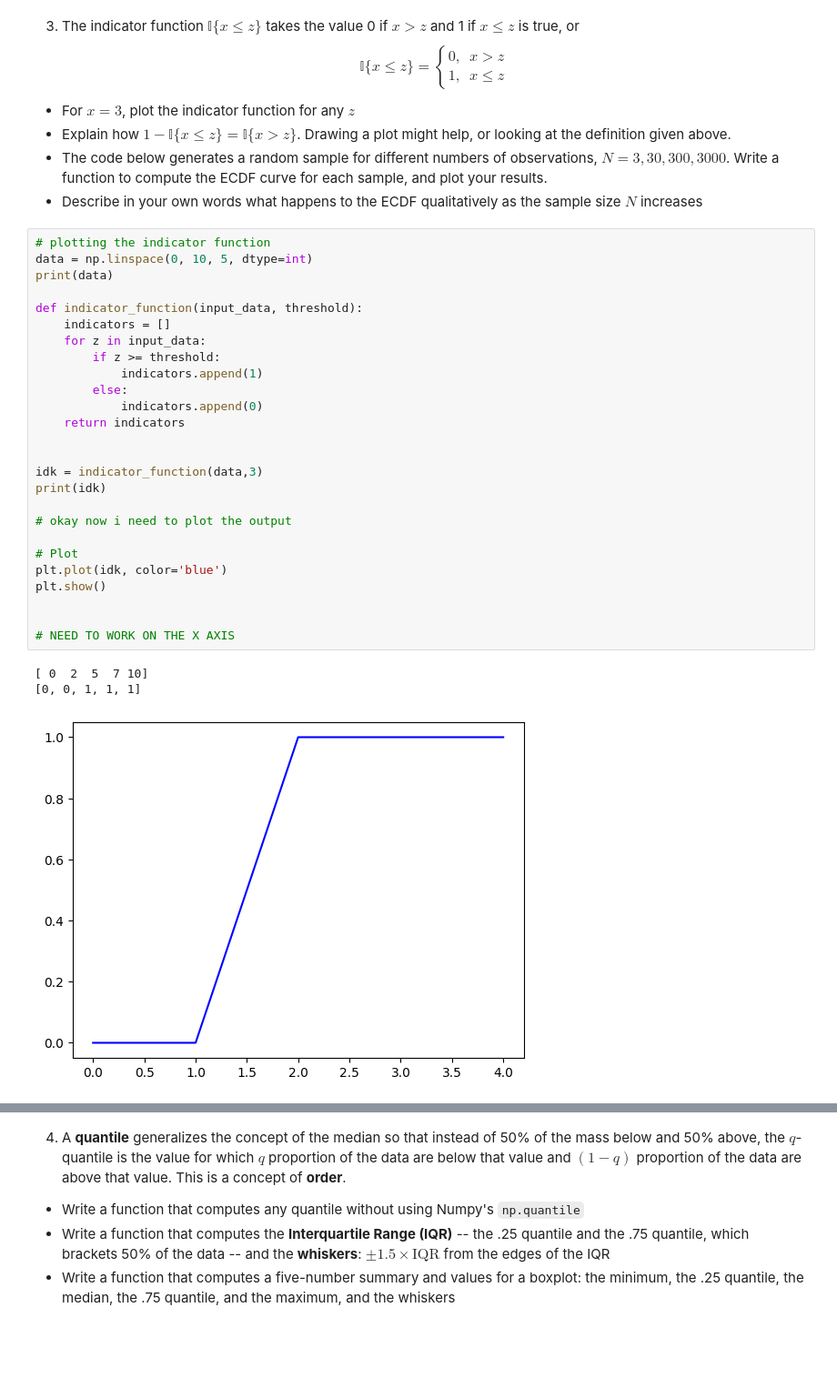
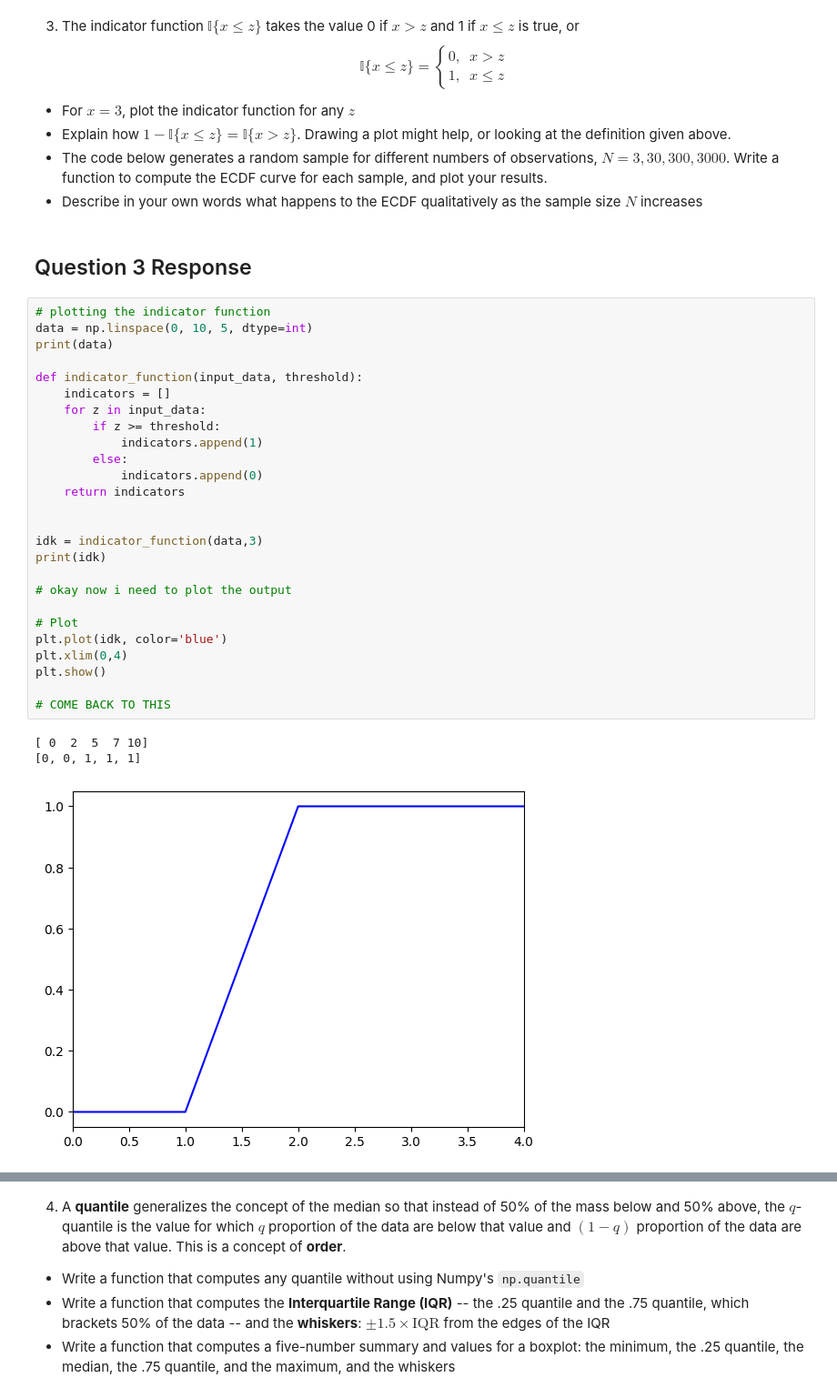
Before and after one commit to aniyahlater/ds5030assignments, a Jupyter notebook: assignment_2-1.ipynb, the cells around one changed output, grey strips where cells are left out. Shown at 91% size. Drawn from its saved outputs; the diff is of its cells as text; blank space fills up the shorter version.

Commit message:
all done except question 2

```diff
--- a/assignment_2-1.ipynb
+++ b/assignment_2-1.ipynb
@@ -117,33 +191,35 @@ $$
 - Explain how $ 1- \mathbb{I}\{ x \le z \} = \mathbb{I}\{ x > z \}$. Drawing a plot might help, or looking at the definition given above.
 - The code below generates a random sample for different numbers of observations, $N = 3, 30, 300, 3000 $. Write a function to compute the ECDF curve for each sample, and plot your results.
 - Describe in your own words what happens to the ECDF qualitatively as the sample size $N$ increases
+# %% [markdown]
+## Question 3 Response
 # %%
 # plotting the indicator function
 data = np.linspace(0, 10, 5, dtype=int)
 print(data)
 
 def indicator_function(input_data, threshold):
     indicators = []
     for z in input_data:
         if z >= threshold:
             indicators.append(1)
         else:
             indicators.append(0)
     return indicators
 
 
 idk = indicator_function(data,3)
 print(idk)
 
 # okay now i need to plot the output
 
 # Plot
 plt.plot(idk, color='blue')
+plt.xlim(0,4)
 plt.show()
 
-
-# NEED TO WORK ON THE X AXIS
+# COME BACK TO THIS
 # %% [output]
 [ 0  2  5  7 10]
 [0, 0, 1, 1, 1]
-[figure, old version]
+[figure, new version]
```
Also changed, not shown: parts of 22 cells of this notebook, 1 other file.
